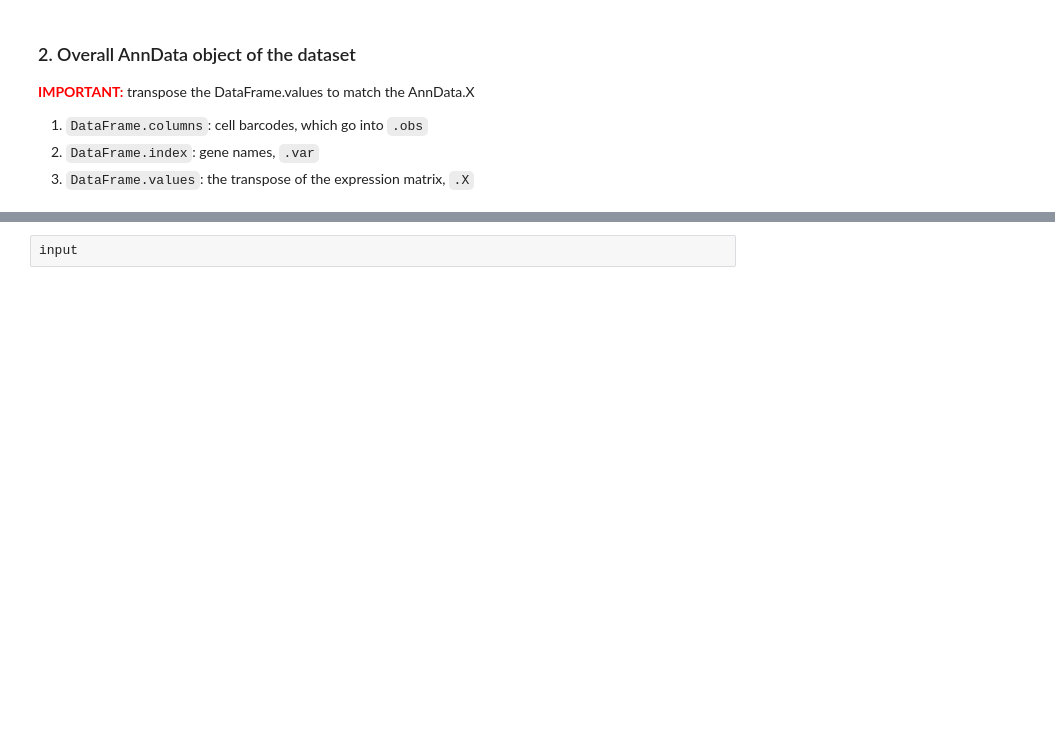
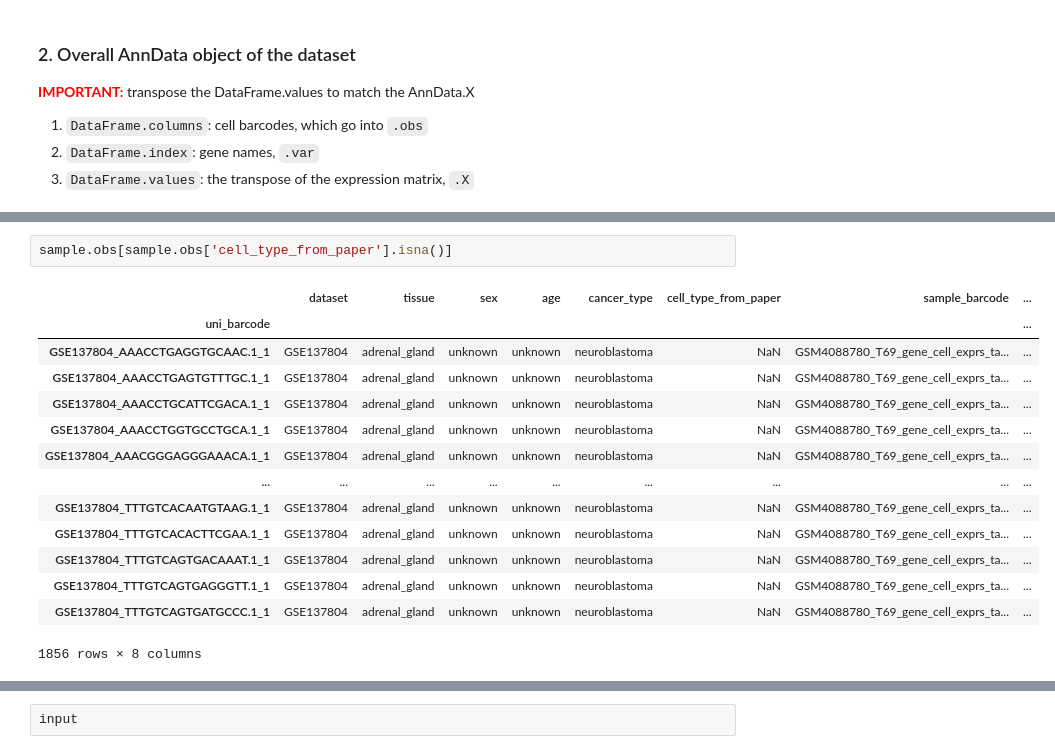
Before and after one commit to tuonglab/pan-paedcancer-scrnaseq, a Jupyter notebook: notebooks/GSE137804.ipynb, the cells around one changed output, grey strips where cells are left out. Cells and saved outputs as stored; diff of their text form; blank space fills up the shorter version.

```diff
--- a/notebooks/GSE137804.ipynb
+++ b/notebooks/GSE137804.ipynb
@@ -288,0 +369,17 @@ obs_name
+# %%
+sample.obs[sample.obs['cell_type_from_paper'].isna()]
+# %% [output]
+|  | dataset | tissue | sex | age | cancer_type | cell_type_from_paper | sample_barcode | ... |
+| uni_barcode |  |  |  |  |  |  |  | ... |
+| GSE137804_AAACCTGAGGTGCAAC.1_1 | GSE137804 | adrenal_gland | unknown | unknown | neuroblastoma | NaN | GSM4088780_T69_gene_cell_exprs_ta... | ... |
+| GSE137804_AAACCTGAGTGTTTGC.1_1 | GSE137804 | adrenal_gland | unknown | unknown | neuroblastoma | NaN | GSM4088780_T69_gene_cell_exprs_ta... | ... |
+| GSE137804_AAACCTGCATTCGACA.1_1 | GSE137804 | adrenal_gland | unknown | unknown | neuroblastoma | NaN | GSM4088780_T69_gene_cell_exprs_ta... | ... |
+| GSE137804_AAACCTGGTGCCTGCA.1_1 | GSE137804 | adrenal_gland | unknown | unknown | neuroblastoma | NaN | GSM4088780_T69_gene_cell_exprs_ta... | ... |
+| GSE137804_AAACGGGAGGGAAACA.1_1 | GSE137804 | adrenal_gland | unknown | unknown | neuroblastoma | NaN | GSM4088780_T69_gene_cell_exprs_ta... | ... |
+| ... | ... | ... | ... | ... | ... | ... | ... | ... |
+| GSE137804_TTTGTCACAATGTAAG.1_1 | GSE137804 | adrenal_gland | unknown | unknown | neuroblastoma | NaN | GSM4088780_T69_gene_cell_exprs_ta... | ... |
+| GSE137804_TTTGTCACACTTCGAA.1_1 | GSE137804 | adrenal_gland | unknown | unknown | neuroblastoma | NaN | GSM4088780_T69_gene_cell_exprs_ta... | ... |
+| GSE137804_TTTGTCAGTGACAAAT.1_1 | GSE137804 | adrenal_gland | unknown | unknown | neuroblastoma | NaN | GSM4088780_T69_gene_cell_exprs_ta... | ... |
+| GSE137804_TTTGTCAGTGAGGGTT.1_1 | GSE137804 | adrenal_gland | unknown | unknown | neuroblastoma | NaN | GSM4088780_T69_gene_cell_exprs_ta... | ... |
+| GSE137804_TTTGTCAGTGATGCCC.1_1 | GSE137804 | adrenal_gland | unknown | unknown | neuroblastoma | NaN | GSM4088780_T69_gene_cell_exprs_ta... | ... |
+1856 rows × 8 columns
```
Also changed, not shown: parts of 12 cells of this notebook.
